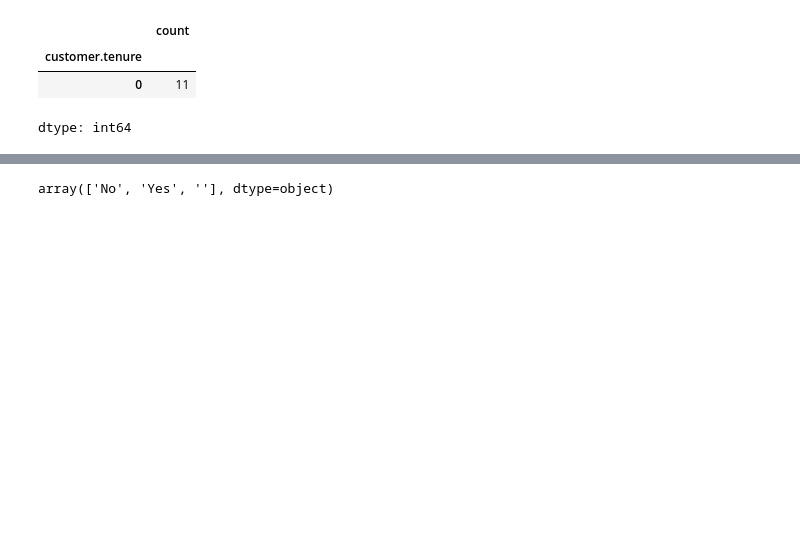
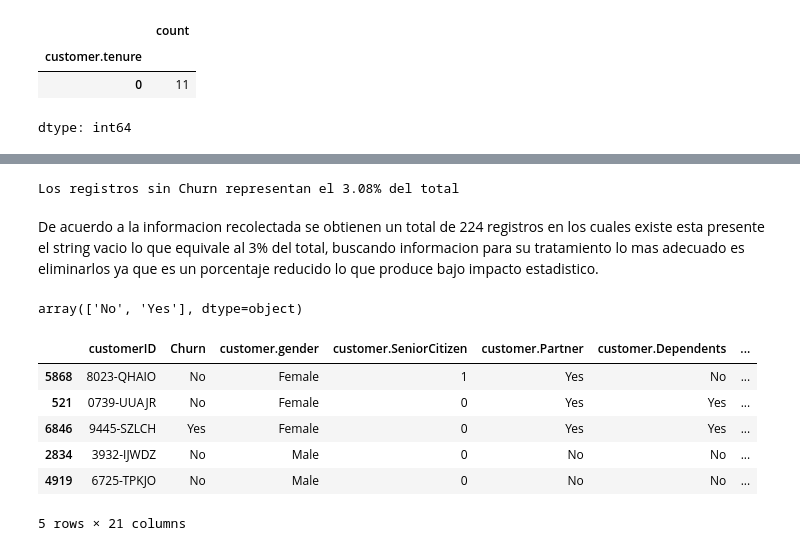
Before and after one commit to ECastro08/Challenge-TelecomX, a Jupyter notebook: challengeTelecomX.ipynb, the cells around one changed output, grey strips where cells are left out. Drawn from its saved outputs; the diff is of its cells as text; code cells hidden in the pictures; blank space fills up the shorter version.

```diff
--- a/challengeTelecomX.ipynb
+++ b/challengeTelecomX.ipynb
@@ -76 +213,17 @@ Observando que el valor de la columna customer.Tenere es igual a 0, deducimos qu
+# %%
+nulos = df_telecom['Churn'].isna().sum()
+total_registros = len(df_telecom)
+porcentaje = (nulos / total_registros) * 100
+
+print(f"Los registros sin Churn representan el {porcentaje:.2f}% del total")
+# %% [output]
+Los registros sin Churn representan el 3.08% del total
+# %% [markdown]
+De acuerdo a la informacion recolectada se obtienen un total de 224 registros en los cuales existe esta presente el string vacio lo que equivale al 3% del total, buscando informacion para su tratamiento lo mas adecuado es eliminarlos ya que es un porcentaje reducido lo que produce bajo impacto estadistico.
+# %%
+# Eliminacion de los registros
+df_telecom = df_telecom.dropna(subset=['Churn'])
+df_telecom['Churn'].unique()
+# %% [output]
+array(['No', 'Yes'], dtype=object)
 # %%
@@ -77,6 +231,12 @@ Observando que el valor de la columna customer.Tenere es igual a 0, deducimos qu
 categorical_cols = df_telecom.select_dtypes(include='object').columns
 df_telecom[categorical_cols] = df_telecom[categorical_cols].apply(lambda x: x.str.strip())
-# %%
-df_telecom['Churn'].unique()
-# %% [output]
-array(['No', 'Yes', ''], dtype=object)
+# %%
+df_telecom.sample(5)
+# %% [output]
+|  | customerID | Churn | customer.gender | customer.SeniorCitizen | customer.Partner | customer.Dependents | ... |
+| 5868 | 8023-QHAIO | No | Female | 1 | Yes | No | ... |
+| 521 | 0739-UUAJR | No | Female | 0 | Yes | Yes | ... |
+| 6846 | 9445-SZLCH | Yes | Female | 0 | Yes | Yes | ... |
+| 2834 | 3932-IJWDZ | No | Male | 0 | No | No | ... |
+| 4919 | 6725-TPKJO | No | Male | 0 | No | No | ... |
+5 rows × 21 columns
```
Also changed, not shown: parts of 47 cells of this notebook.
